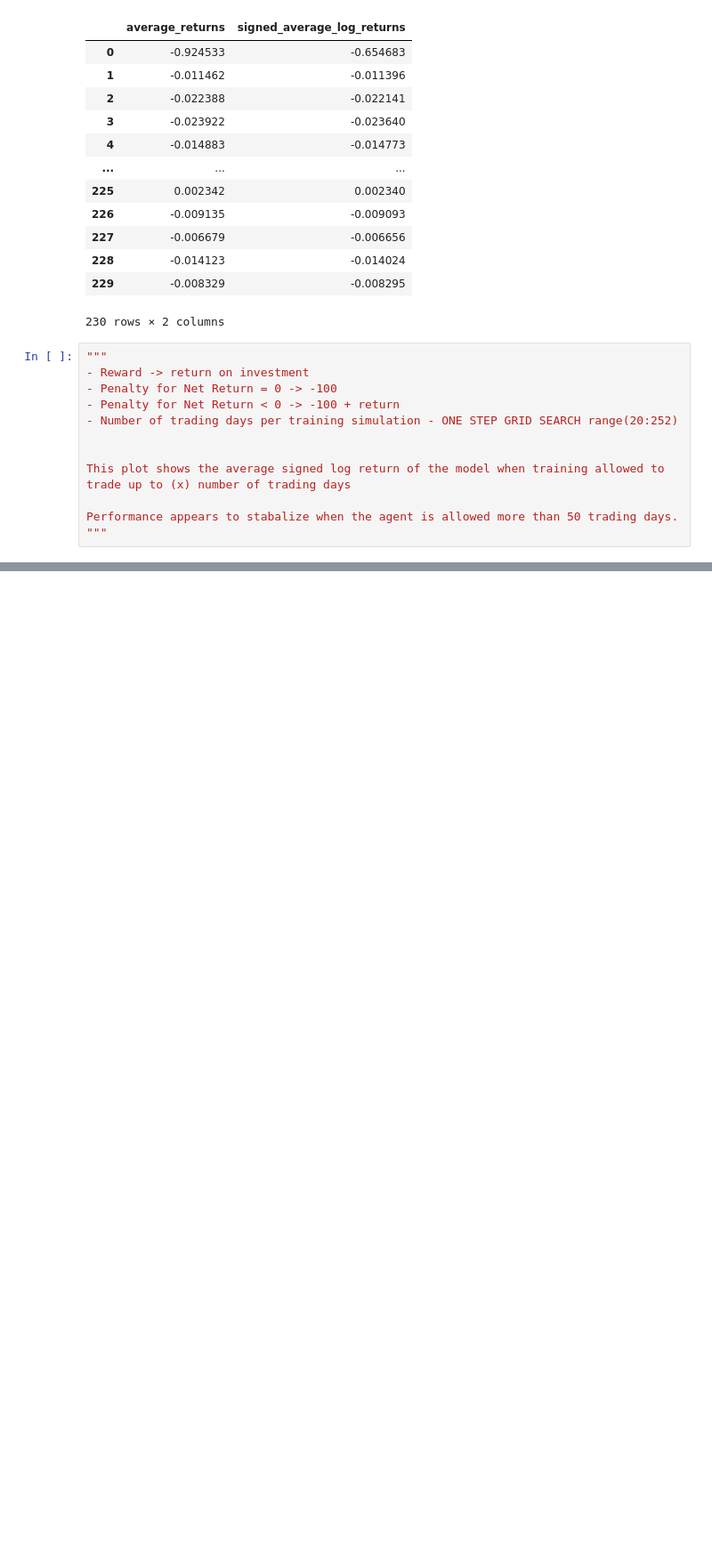
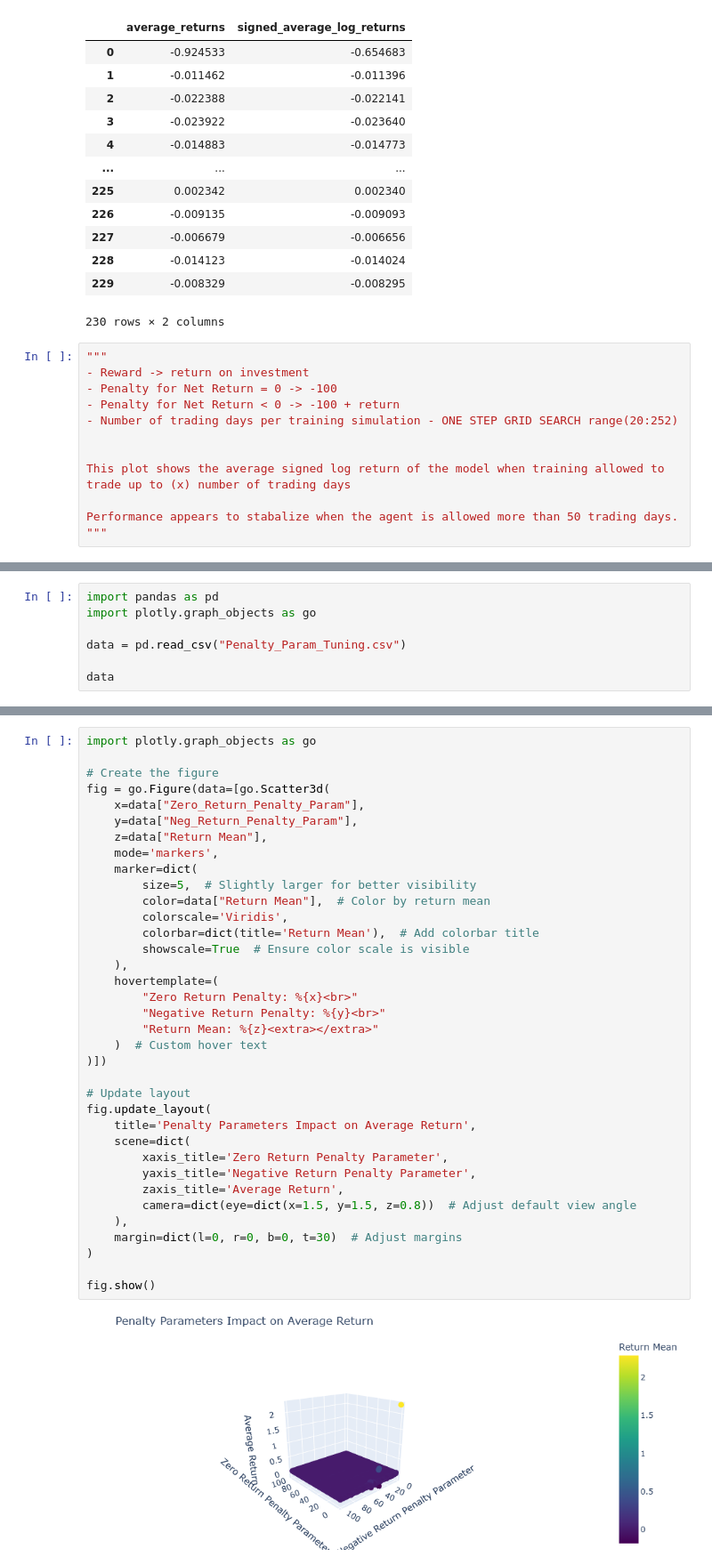
Before and after one commit to rda329/DeepQ-Asset-Agent, a Jupyter notebook: Data/DataAnalysis.ipynb, the cells around one changed output, grey strips where cells are left out. Shown at 89% size. Cells and saved outputs as stored; diff of their text form; blank space fills up the shorter version.

```diff
--- a/Data/DataAnalysis.ipynb
+++ b/Data/DataAnalysis.ipynb
@@ -741,0 +730,7 @@ test
+# %%
+import pandas as pd
+import plotly.graph_objects as go
+
+data = pd.read_csv("Penalty_Param_Tuning.csv")
+
+data
@@ -741,0 +751,38 @@ test
+# %%
+import plotly.graph_objects as go
+
+# Create the figure
+fig = go.Figure(data=[go.Scatter3d(
+    x=data["Zero_Return_Penalty_Param"],
+    y=data["Neg_Return_Penalty_Param"],
+    z=data["Return Mean"],
+    mode='markers',
+    marker=dict(
+        size=5,  # Slightly larger for better visibility
+        color=data["Return Mean"],  # Color by return mean
+        colorscale='Viridis',
+        colorbar=dict(title='Return Mean'),  # Add colorbar title
+        showscale=True  # Ensure color scale is visible
+    ),
+    hovertemplate=(
+        "Zero Return Penalty: %{x}<br>"
+        "Negative Return Penalty: %{y}<br>"
+        "Return Mean: %{z}<extra></extra>"
+    )  # Custom hover text
+)])
+
+# Update layout
+fig.update_layout(
+    title='Penalty Parameters Impact on Average Return',
+    scene=dict(
+        xaxis_title='Zero Return Penalty Parameter',
+        yaxis_title='Negative Return Penalty Parameter',
+        zaxis_title='Average Return',
+        camera=dict(eye=dict(x=1.5, y=1.5, z=0.8))  # Adjust default view angle
+    ),
+    margin=dict(l=0, r=0, b=0, t=30)  # Adjust margins
+)
+
+fig.show()
+# %% [output]
+[figure, added]
```
Also changed, not shown: parts of 9 cells of this notebook, 36 other files.
